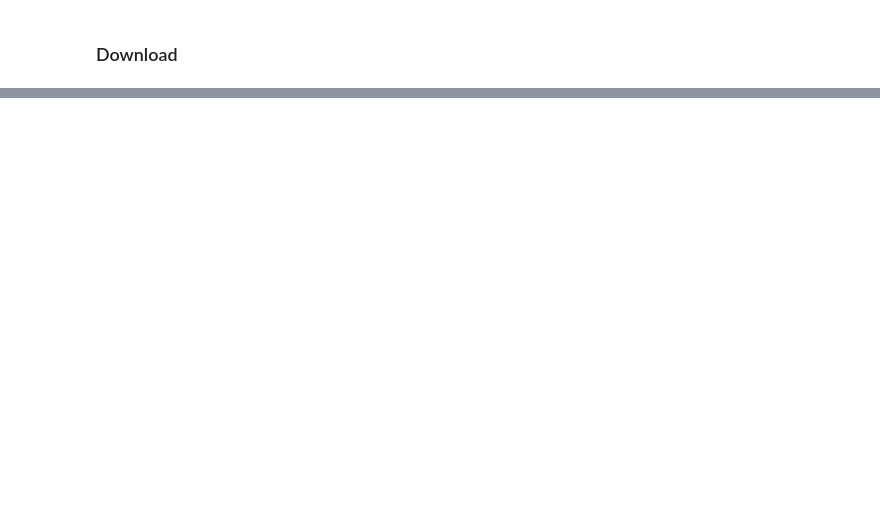
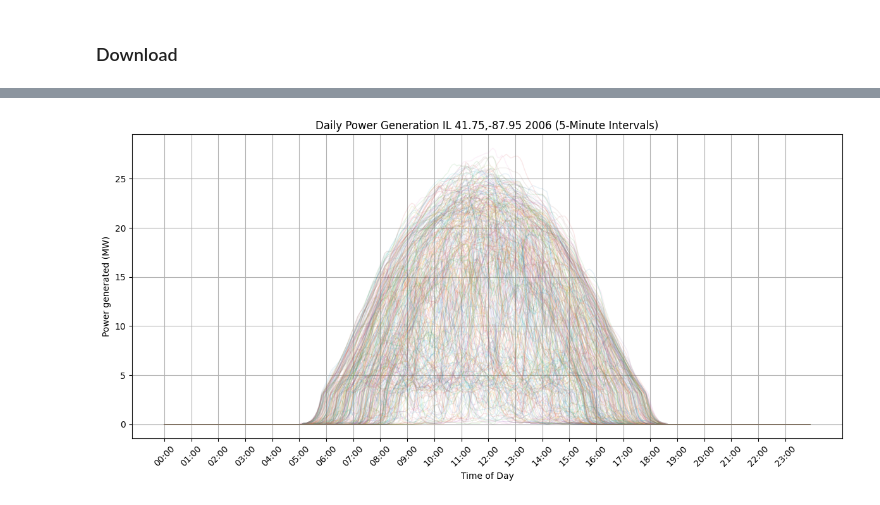
Before and after one commit to alecchendev/solar, a Jupyter notebook: solar_modeling.ipynb, the cells around one changed output, grey strips where cells are left out. Drawn from its saved outputs; the diff is of its cells as text; code cells hidden in the pictures; blank space fills up the shorter version.

```diff
--- a/solar_modeling.ipynb
+++ b/solar_modeling.ipynb
@@ -274,0 +462,4 @@ Name: Power(MW), dtype: float64
+# %%
+df['date'] = df['local_time'].dt.date
+df['time'] = df['local_time'].dt.strftime('%H:%M')
+df.head()
@@ -274,0 +473,3 @@ Name: Power(MW), dtype: float64
+# %%
+df_pivot = df.pivot(index='time', columns='date', values='power_mw')
+df_pivot
@@ -274,0 +491,14 @@ Name: Power(MW), dtype: float64
+# %%
+plt.figure(figsize=(12, 6))
+for column in df_pivot.columns:
+    plt.plot(df_pivot.index, df_pivot[column], alpha=0.1, linewidth=1)
+
+plt.title('Daily Power Generation IL 41.75,-87.95 2006 (5-Minute Intervals)')
+plt.xlabel('Time of Day')
+plt.ylabel('Power generated (MW)')
+plt.grid(True)
+plt.xticks(df_pivot.index[::12], rotation=45)  # Show every 12th time (hourly)
+plt.tight_layout()
+plt.show()
+# %% [output]
+[figure, added]
```
Also changed, not shown: parts of 56 cells of this notebook.
